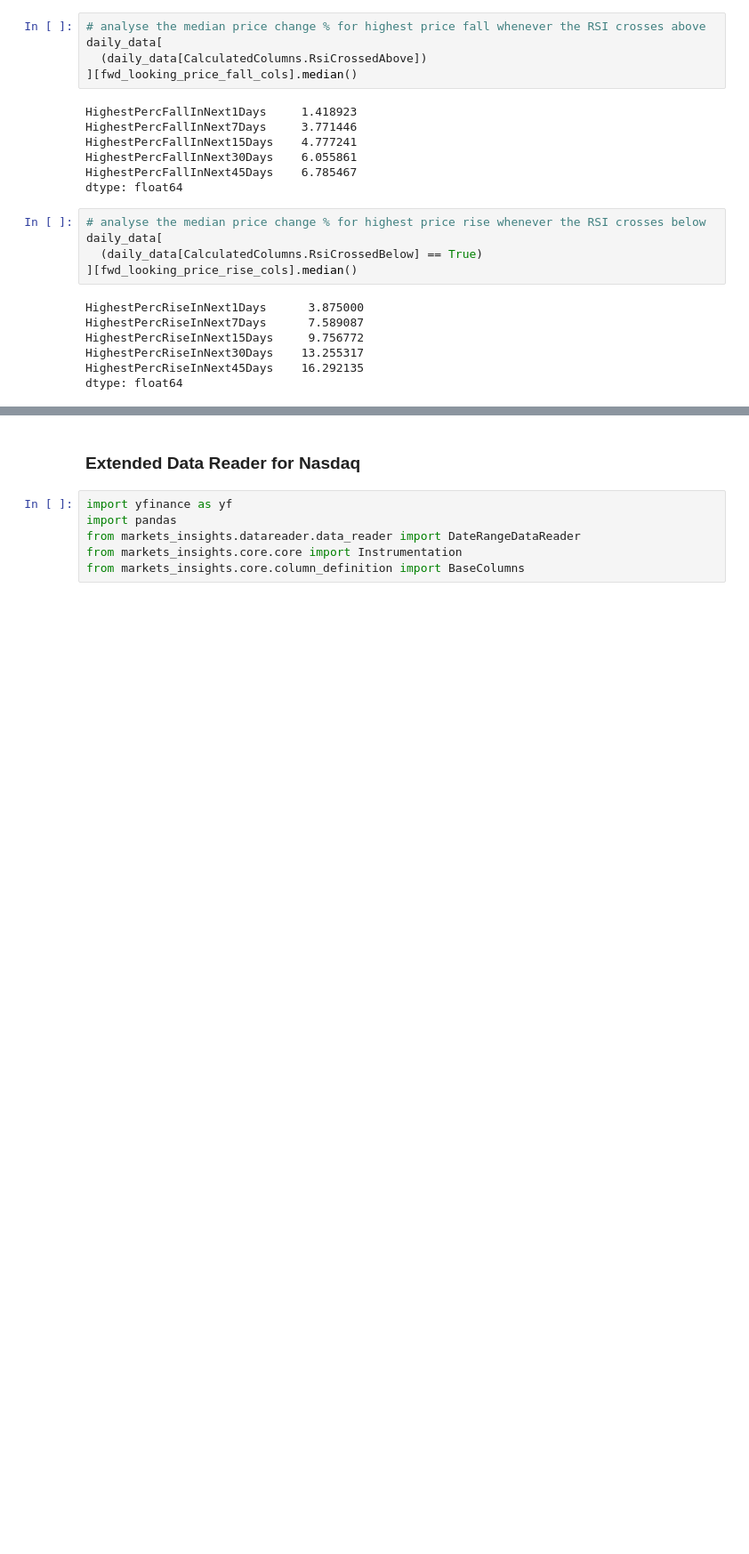
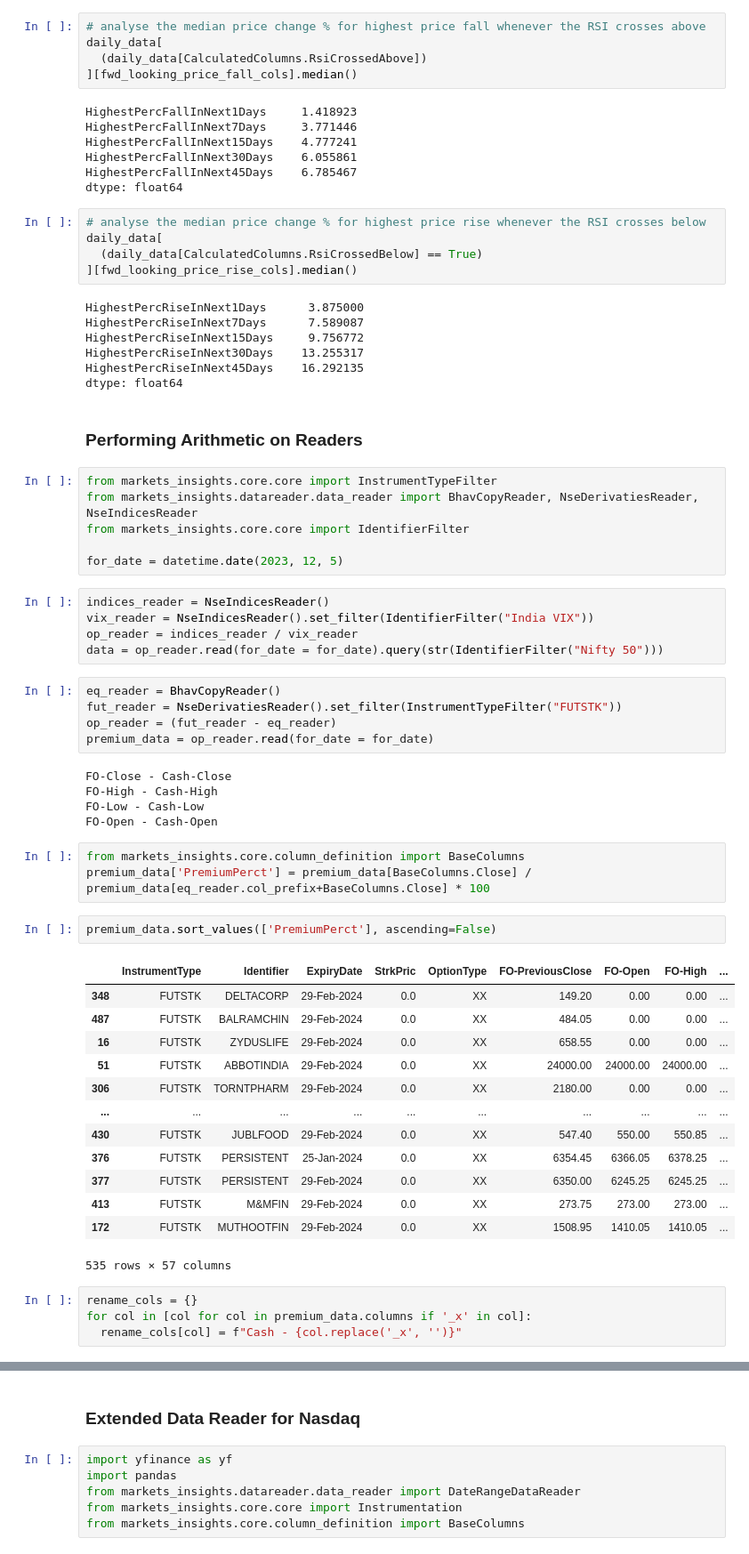
Before and after one commit to nareshrohra/markets_insights, a Jupyter notebook: notebooks/examples.ipynb, the cells around one changed output, grey strips where cells are left out. Shown at 89% size. Cells and saved outputs as stored; diff of their text form; blank space fills up the shorter version.

```diff
--- a/notebooks/examples.ipynb
+++ b/notebooks/examples.ipynb
@@ -199,3 +199,49 @@ HighestPercRiseInNext15Days     9.756772
 HighestPercRiseInNext30Days    13.255317
 HighestPercRiseInNext45Days    16.292135
 dtype: float64
+# %% [markdown]
+### Performing Arithmetic on Readers
+# %%
+from markets_insights.core.core import InstrumentTypeFilter
+from markets_insights.datareader.data_reader import BhavCopyReader, NseDerivatiesReader, NseIndicesReader
+from markets_insights.core.core import IdentifierFilter
+
+for_date = datetime.date(2023, 12, 5)
+# %%
+indices_reader = NseIndicesReader()
+vix_reader = NseIndicesReader().set_filter(IdentifierFilter("India VIX"))
+op_reader = indices_reader / vix_reader
+data = op_reader.read(for_date = for_date).query(str(IdentifierFilter("Nifty 50")))
+# %%
+eq_reader = BhavCopyReader()
+fut_reader = NseDerivatiesReader().set_filter(InstrumentTypeFilter("FUTSTK"))
+op_reader = (fut_reader - eq_reader)
+premium_data = op_reader.read(for_date = for_date)
+# %% [output]
+FO-Close - Cash-Close
+FO-High - Cash-High
+FO-Low - Cash-Low
+FO-Open - Cash-Open
+# %%
+from markets_insights.core.column_definition import BaseColumns
+premium_data['PremiumPerct'] = premium_data[BaseColumns.Close] / premium_data[eq_reader.col_prefix+BaseColumns.Close] * 100
+# %%
+premium_data.sort_values(['PremiumPerct'], ascending=False)
+# %% [output]
+|  | InstrumentType | Identifier | ExpiryDate | StrkPric | OptionType | FO-PreviousClose | FO-Open | FO-High | ... |
+| 348 | FUTSTK | DELTACORP | 29-Feb-2024 | 0.0 | XX | 149.20 | 0.00 | 0.00 | ... |
+| 487 | FUTSTK | BALRAMCHIN | 29-Feb-2024 | 0.0 | XX | 484.05 | 0.00 | 0.00 | ... |
+| 16 | FUTSTK | ZYDUSLIFE | 29-Feb-2024 | 0.0 | XX | 658.55 | 0.00 | 0.00 | ... |
+| 51 | FUTSTK | ABBOTINDIA | 29-Feb-2024 | 0.0 | XX | 24000.00 | 24000.00 | 24000.00 | ... |
+| 306 | FUTSTK | TORNTPHARM | 29-Feb-2024 | 0.0 | XX | 2180.00 | 0.00 | 0.00 | ... |
+| ... | ... | ... | ... | ... | ... | ... | ... | ... | ... |
+| 430 | FUTSTK | JUBLFOOD | 29-Feb-2024 | 0.0 | XX | 547.40 | 550.00 | 550.85 | ... |
+| 376 | FUTSTK | PERSISTENT | 25-Jan-2024 | 0.0 | XX | 6354.45 | 6366.05 | 6378.25 | ... |
+| 377 | FUTSTK | PERSISTENT | 29-Feb-2024 | 0.0 | XX | 6350.00 | 6245.25 | 6245.25 | ... |
+| 413 | FUTSTK | M&MFIN | 29-Feb-2024 | 0.0 | XX | 273.75 | 273.00 | 273.00 | ... |
+| 172 | FUTSTK | MUTHOOTFIN | 29-Feb-2024 | 0.0 | XX | 1508.95 | 1410.05 | 1410.05 | ... |
+535 rows × 57 columns
+# %%
+rename_cols = {}
+for col in [col for col in premium_data.columns if '_x' in col]:
+  rename_cols[col] = f"Cash - {col.replace('_x', '')}"
```
Also changed, not shown: parts of 7 cells of this notebook, 6 other files.
